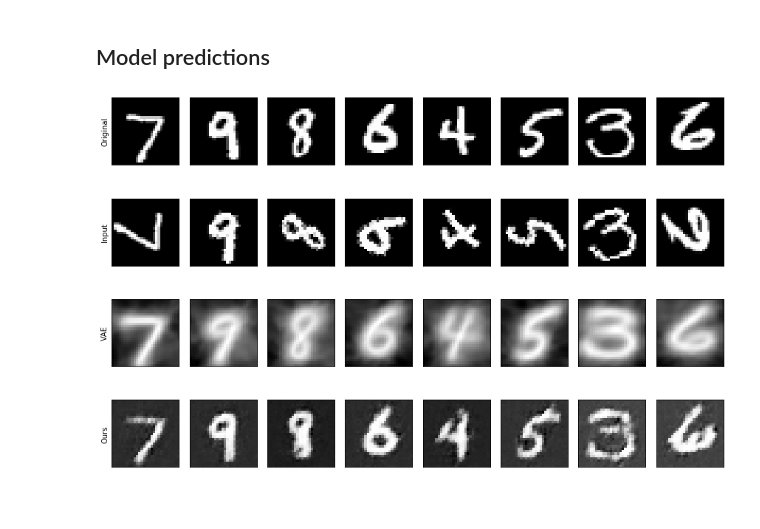
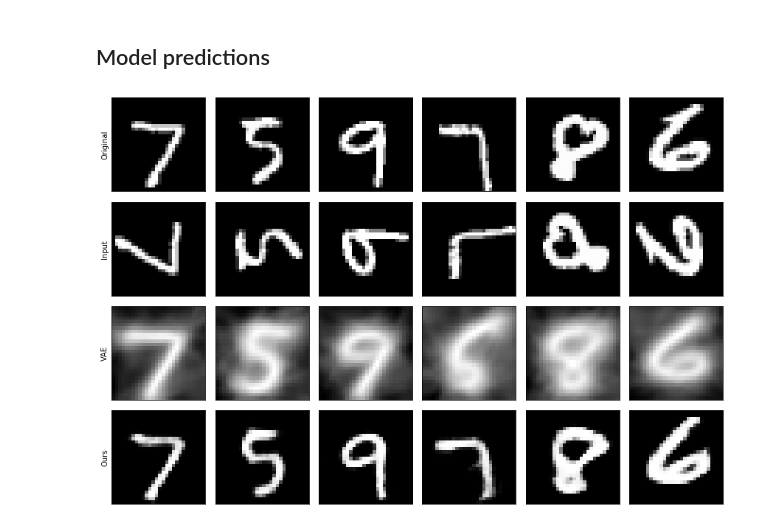
Before and after one commit to kobybibas/CryoEM_rotation_invariant, a Jupyter notebook: notebooks/mnist_viz.ipynb, the cells around one changed output. Saved outputs shown, nothing was run; the diff lists cells and outputs as text; code cells hidden in the pictures; blank space fills up the shorter version.

Commit message:
Change gan output of mnist to sigmoid

```diff
--- a/notebooks/mnist_viz.ipynb
+++ b/notebooks/mnist_viz.ipynb
@@ -36,11 +36,11 @@ vae_model = load_vae_model(out_base_dir, train_loader, test_loader, image_shape)
 vae_model = vae_model.eval()
 
 # Ours
-ours_base_dir = '../output/ours_mnist_20200625_105755'
+ours_base_dir = '../output/ours_mnist_20200702_142418'
 our_model = load_our_model(ours_base_dir, train_loader, test_loader, image_shape)
 our_model = our_model.eval()
 # %%
-viz_num = 8
+viz_num = 6
 
 viz_idxs = np.linspace(0, len(test_loader.dataset) - 1, viz_num).astype(int)
 
@@ -51,31 +51,31 @@ for i, idx in enumerate(viz_idxs):
     # Get input and visualize it
     imgs, rot, imgs_rot0 = test_loader.dataset[idx]
     ax = axs[0, i]
     ax.imshow(imgs_rot0.squeeze(), cmap='gray')
     ax = axs[1, i]
     ax.imshow(imgs.squeeze(), cmap='gray')
 
     # Inference vae
     imgs_vae = vae_model.forward(vae_model.x_coord, imgs, theta_input=0)[0].detach().numpy()
     ax = axs[2, i]
     ax.imshow(imgs_vae.squeeze(), cmap='gray')
 
     # Inference ours
     z_rot_input = torch.zeros(len(imgs), 1)  # Force the decoder to generate images with rotation zero
     gen_imgs, z_rot = our_model.forward(imgs, z_rot_input=z_rot_input)
     gen_imgs = gen_imgs.detach().numpy()
     ax = axs[3, i]
     ax.imshow(gen_imgs.squeeze(), cmap='gray')
 
 [ax.set_xticks([]) for ax in axs.flatten()]
 [ax.set_yticks([]) for ax in axs.flatten()]
 
 axs[0, 0].set_ylabel('Original')
 axs[1, 0].set_ylabel('Input')
 axs[2, 0].set_ylabel('VAE')
 axs[3, 0].set_ylabel('Ours')
 
 plt.tight_layout()
 plt.show()
 # %% [output]
-[figure, old version]
+[figure, new version]
```
Also changed, not shown: parts of 1 cell of this notebook, 7 other files.
